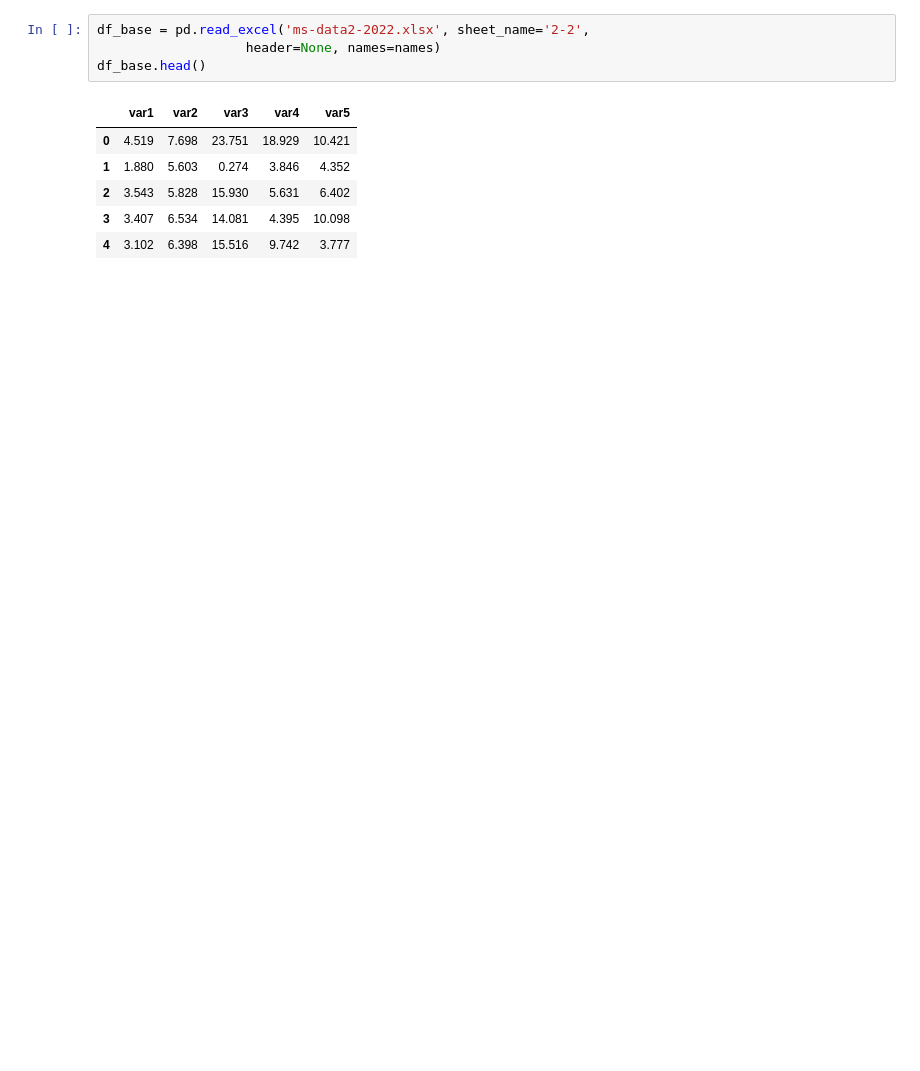
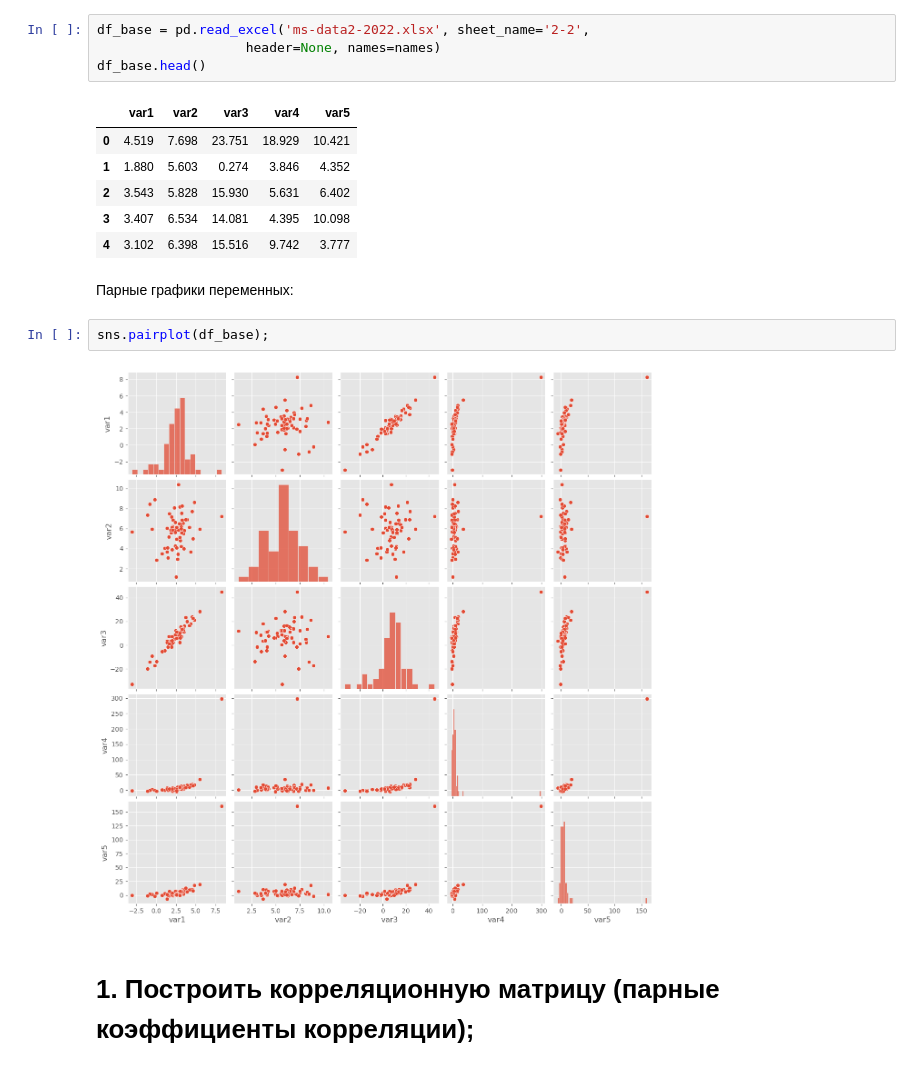
Before and after one commit to vitamin1312/Statistics, a Jupyter notebook: Lab3/main.ipynb, the cells around one changed output. Saved outputs shown, nothing was run; the diff lists cells and outputs as text; blank space fills up the shorter version.

```diff
--- a/Lab3/main.ipynb
+++ b/Lab3/main.ipynb
@@ -75,6 +162,14 @@ df_base.head()
 | 2 | 3.543 | 5.828 | 15.930 | 5.631 | 6.402 |
 | 3 | 3.407 | 6.534 | 14.081 | 4.395 | 10.098 |
 | 4 | 3.102 | 6.398 | 15.516 | 9.742 | 3.777 |
+# %% [markdown]
+Парные графики переменных:
+# %%
+sns.pairplot(df_base);
+# %% [output]
+[figure, added]
+# %% [markdown]
+# 1. Построить корреляционную матрицу (парные коэффициенты корреляции);
 # %%
 fig, (ax1, ax2) = plt.subplots(1, 2, figsize=(10, 4))
 
```
Also changed, not shown: parts of 29 cells of this notebook, 1 other file.
